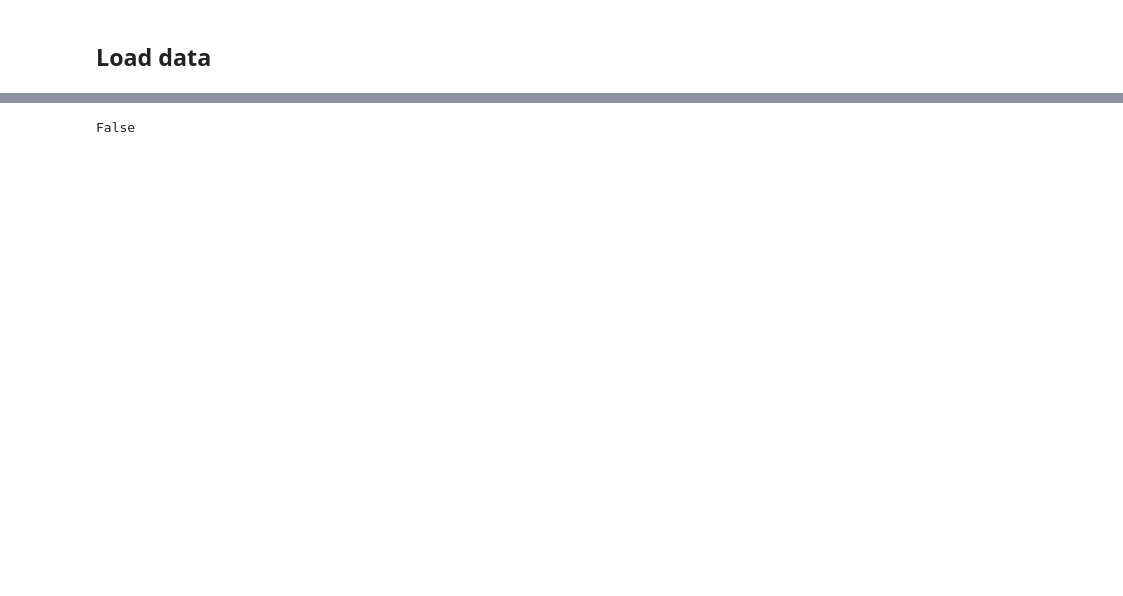
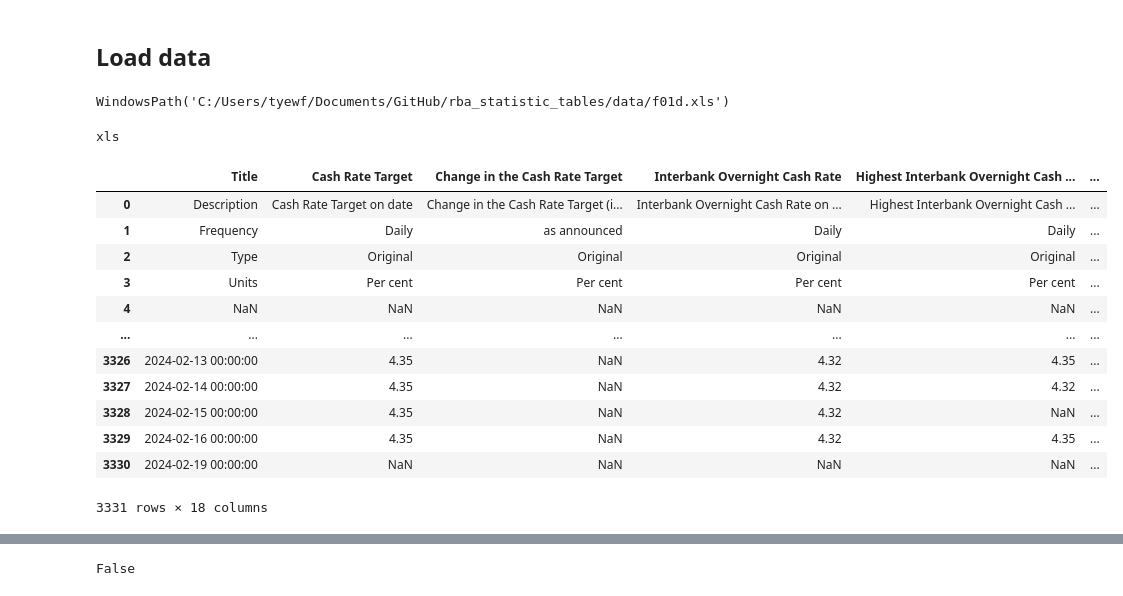
Before and after one commit to tyefraser/rba_statistic_tables, a Jupyter notebook: streamlit.ipynb, the cells around one changed output, grey strips where cells are left out. Cells and saved outputs as stored; diff of their text form; code cells hidden in the pictures; blank space fills up the shorter version.

```diff
--- a/streamlit.ipynb
+++ b/streamlit.ipynb
@@ -47,0 +57,8 @@ logger = logging.getLogger(__name__)
+# %%
+from utils import absolute_path, create_directory
+
+# Setup folder locations
+yamls_folder = absolute_path('source_yamls')
+data_folder = absolute_path('data')
+
+create_directory(data_folder)
@@ -47,0 +67,3 @@ logger = logging.getLogger(__name__)
+# %%
+import os
+selected_source = os.listdir('source_yamls')[0]
@@ -51,5 +76,45 @@ logger = logging.getLogger(__name__)
 from data_loading import data_loader
 
 # Get data
-df, file_name = data_loader()
-# df
+# df, file_name =
+file_path = data_loader(
+        source_yaml = source_yaml,
+        data_folder = data_folder,
+)
+
+file_path
+# %% [output]
+WindowsPath('C:/Users/tyewf/Documents/GitHub/rba_statistic_tables/data/f01d.xls')
+# %%
+from data_loading import read_as_df
+
+file_extension=read_as_df(
+    file_path
+)
+# %% [output]
+xls
+# %%
+sheet_df = pd.read_excel(
+    io=file_path,
+    sheet_name='Data',
+    header=1,
+    engine='xlrd',
+)
+
+sheet_df
+
+# skiprows=None, nrows=None, na_values=None, keep_default_na=True, na_filter=True, verbose=False, parse_dates=False, date_parser=_NoDefault.no_default, date_format=None, thousands=None, decimal='.', comment=None, skipfooter=0, storage_options=None, dtype_backend=_NoDefault.no_default, engine_kwargs=None)
+# %% [output]
+|  | Title | Cash Rate Target | Change in the Cash Rate Target | Interbank Overnight Cash Rate | Highest Interbank Overnight Cash ... | ... |
+| 0 | Description | Cash Rate Target on date | Change in the Cash Rate Target (i... | Interbank Overnight Cash Rate on ... | Highest Interbank Overnight Cash ... | ... |
+| 1 | Frequency | Daily | as announced | Daily | Daily | ... |
+| 2 | Type | Original | Original | Original | Original | ... |
+| 3 | Units | Per cent | Per cent | Per cent | Per cent | ... |
+| 4 | NaN | NaN | NaN | NaN | NaN | ... |
+| ... | ... | ... | ... | ... | ... | ... |
+| 3326 | 2024-02-13 00:00:00 | 4.35 | NaN | 4.32 | 4.35 | ... |
+| 3327 | 2024-02-14 00:00:00 | 4.35 | NaN | 4.32 | 4.32 | ... |
+| 3328 | 2024-02-15 00:00:00 | 4.35 | NaN | 4.32 | NaN | ... |
+| 3329 | 2024-02-16 00:00:00 | 4.35 | NaN | 4.32 | 4.35 | ... |
+| 3330 | 2024-02-19 00:00:00 | NaN | NaN | NaN | NaN | ... |
+3331 rows × 18 columns
```
Also changed, not shown: parts of 13 cells of this notebook, 7 other files.
